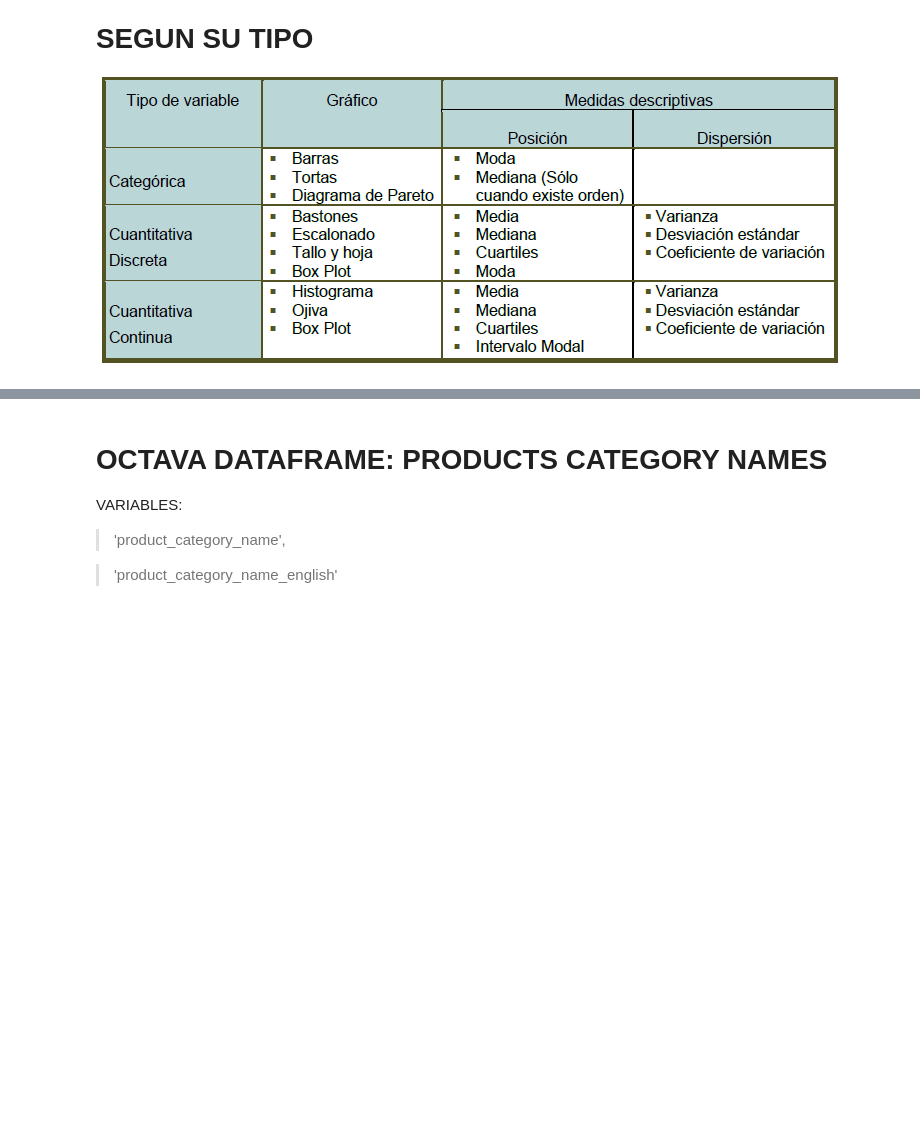
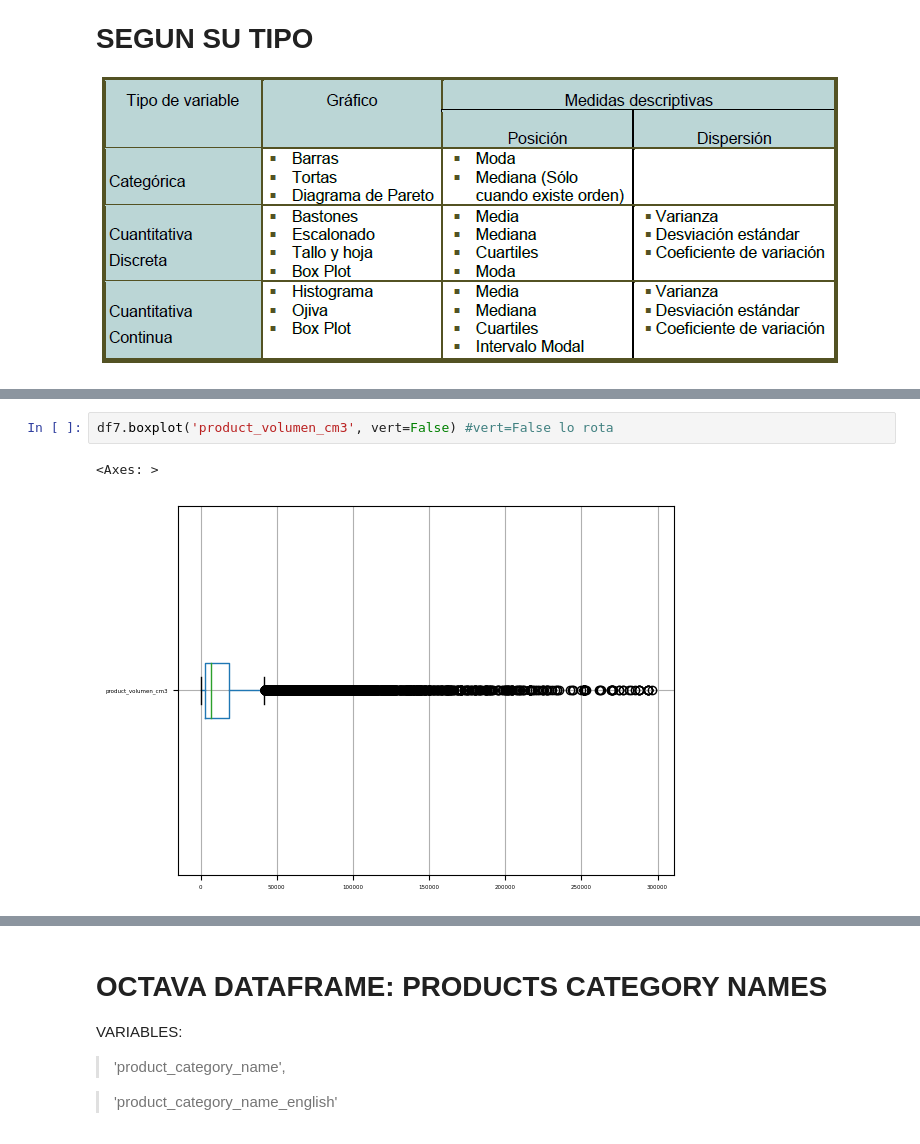
Before and after one commit to fabizap/Olist, a Jupyter notebook: BASES_7_Y_8_DE_FABIAN.ipynb, the cells around one changed output, grey strips where cells are left out. Drawn from its saved outputs; the diff is of its cells as text; blank space fills up the shorter version.

```diff
--- a/BASES_7_Y_8_DE_FABIAN.ipynb
+++ b/BASES_7_Y_8_DE_FABIAN.ipynb
@@ -151,0 +172,5 @@ df7.boxplot('product_weight_g',rot=90)
+# %%
+df7.boxplot('product_volumen_cm3', vert=False) #vert=False lo rota
+# %% [output]
+<Axes: >
+[figure, added]
```
Also changed, not shown: parts of 13 cells of this notebook.
